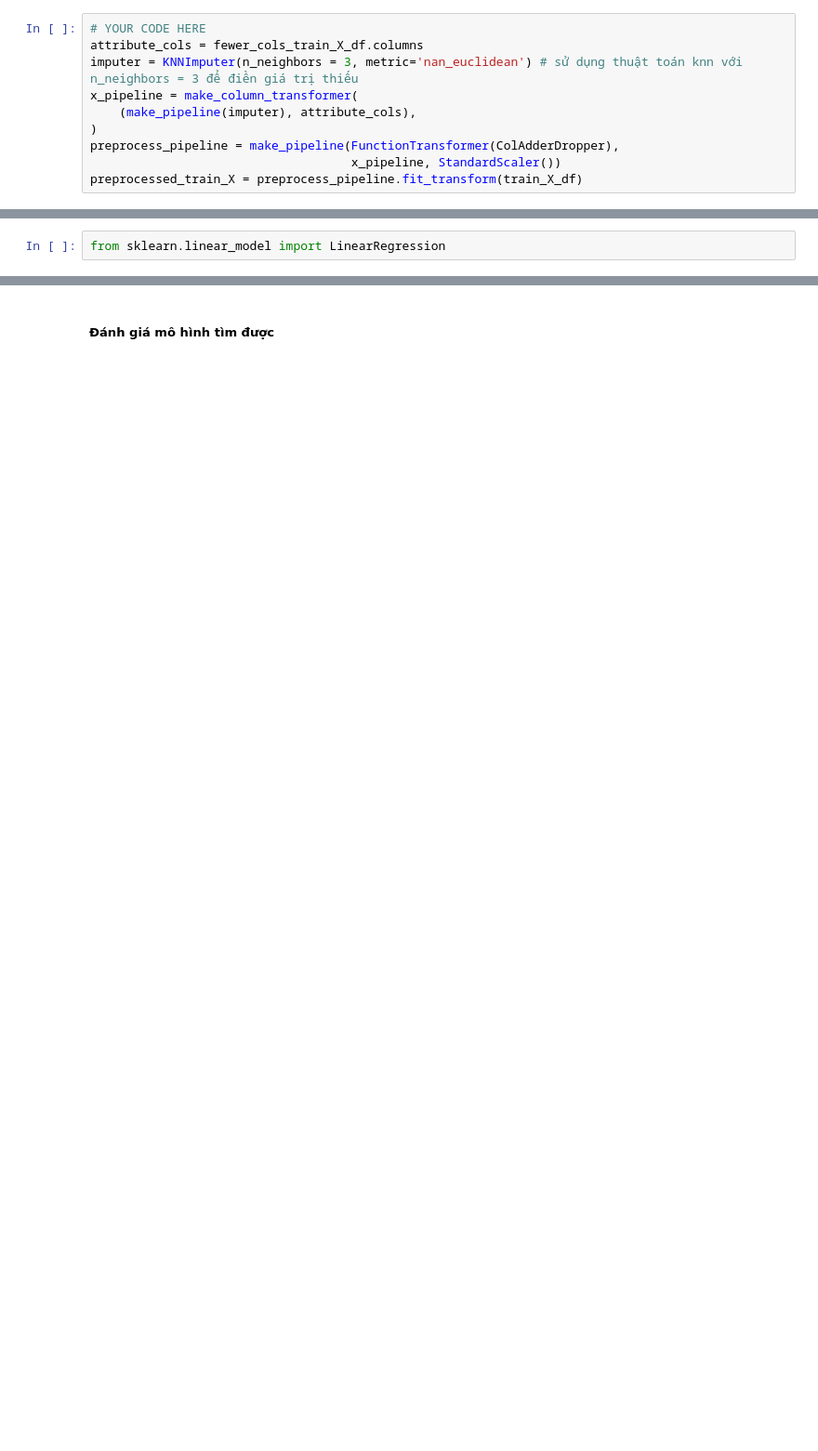
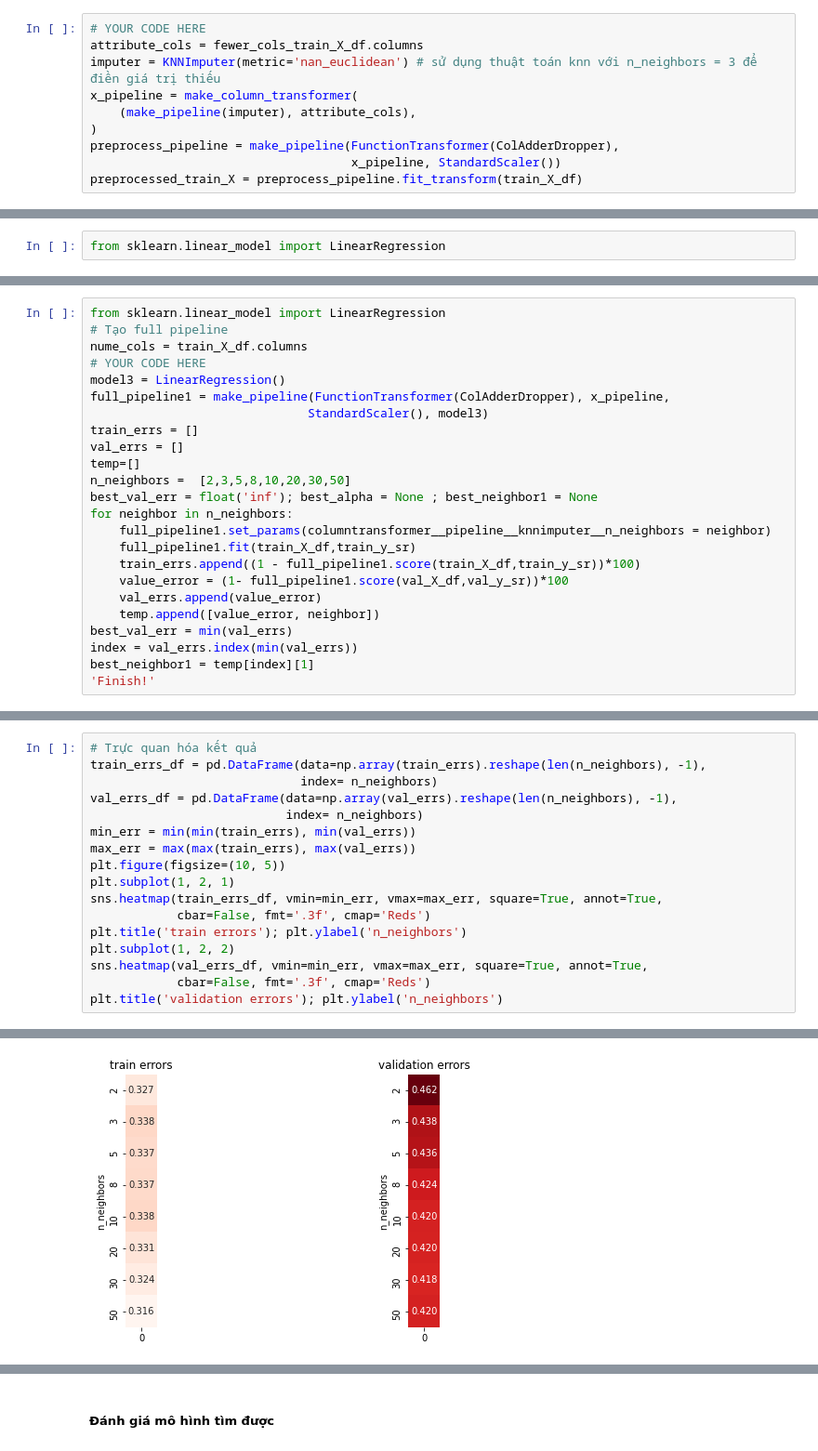
Before and after one commit to baocl18ctt2/DoAnCuoiKy_KHDL, a Jupyter notebook: DoAn_KHDL.ipynb, the cells around one changed output, grey strips where cells are left out. Shown: that part at 93% size. Drawn from its saved outputs; the diff is of its cells as text; blank space fills up the shorter version.

```diff
--- a/DoAn_KHDL.ipynb
+++ b/DoAn_KHDL.ipynb
@@ -599,7 +612,7 @@ fewer_cols_train_X_df.shape
 # %%
 # YOUR CODE HERE
 attribute_cols = fewer_cols_train_X_df.columns
-imputer = KNNImputer(n_neighbors = 3, metric='nan_euclidean') # sử dụng thuật toán knn với n_neighbors = 3 để điền giá trị thiếu
+imputer = KNNImputer(metric='nan_euclidean') # sử dụng thuật toán knn với n_neighbors = 3 để điền giá trị thiếu
 x_pipeline = make_column_transformer(
     (make_pipeline(imputer), attribute_cols),
 )
@@ -782,0 +773,24 @@ Pipeline(memory=None,
+# %%
+from sklearn.linear_model import LinearRegression
+# Tạo full pipeline
+nume_cols = train_X_df.columns
+# YOUR CODE HERE
+model3 = LinearRegression()
+full_pipeline1 = make_pipeline(FunctionTransformer(ColAdderDropper), x_pipeline,
+                              StandardScaler(), model3)
+train_errs = []
+val_errs = []
+temp=[]
+n_neighbors =  [2,3,5,8,10,20,30,50]
+best_val_err = float('inf'); best_alpha = None ; best_neighbor1 = None
+for neighbor in n_neighbors:
+    full_pipeline1.set_params(columntransformer__pipeline__knnimputer__n_neighbors = neighbor)
+    full_pipeline1.fit(train_X_df,train_y_sr)
+    train_errs.append((1 - full_pipeline1.score(train_X_df,train_y_sr))*100)
+    value_error = (1- full_pipeline1.score(val_X_df,val_y_sr))*100
+    val_errs.append(value_error)
+    temp.append([value_error, neighbor])
+best_val_err = min(val_errs)
+index = val_errs.index(min(val_errs))
+best_neighbor1 = temp[index][1]
+'Finish!'
@@ -782,0 +805,18 @@ Pipeline(memory=None,
+# %%
+# Trực quan hóa kết quả
+train_errs_df = pd.DataFrame(data=np.array(train_errs).reshape(len(n_neighbors), -1),
+                             index= n_neighbors)
+val_errs_df = pd.DataFrame(data=np.array(val_errs).reshape(len(n_neighbors), -1),
+                           index= n_neighbors)
+min_err = min(min(train_errs), min(val_errs))
+max_err = max(max(train_errs), max(val_errs))
+plt.figure(figsize=(10, 5))
+plt.subplot(1, 2, 1)
+sns.heatmap(train_errs_df, vmin=min_err, vmax=max_err, square=True, annot=True,
+            cbar=False, fmt='.3f', cmap='Reds')
+plt.title('train errors'); plt.ylabel('n_neighbors')
+plt.subplot(1, 2, 2)
+sns.heatmap(val_errs_df, vmin=min_err, vmax=max_err, square=True, annot=True,
+            cbar=False, fmt='.3f', cmap='Reds')
+plt.title('validation errors'); plt.ylabel('n_neighbors')
+# %% [output]
@@ -782,0 +824 @@ Pipeline(memory=None,
+[figure, added]
```
Also changed, not shown: parts of 49 cells of this notebook, 3 other files.
